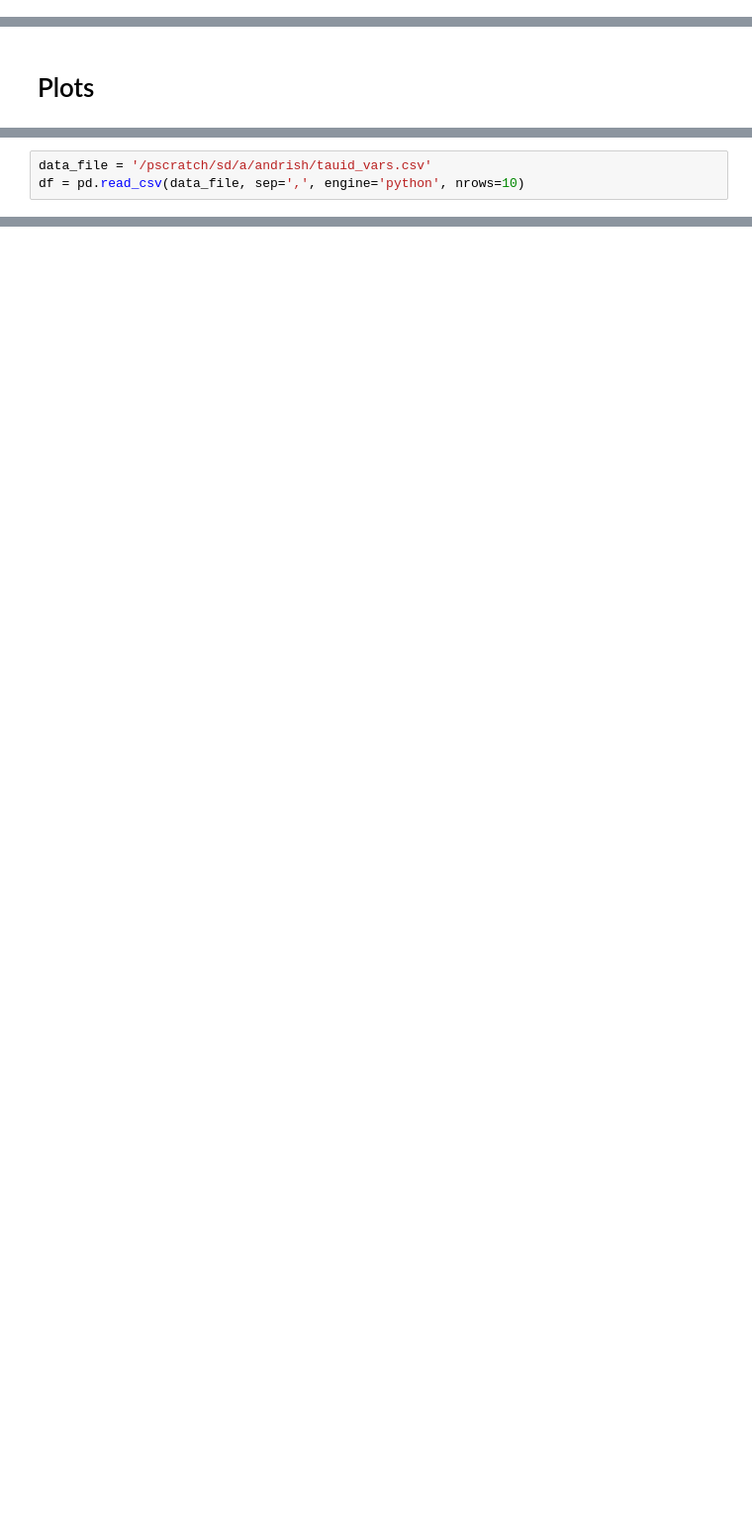
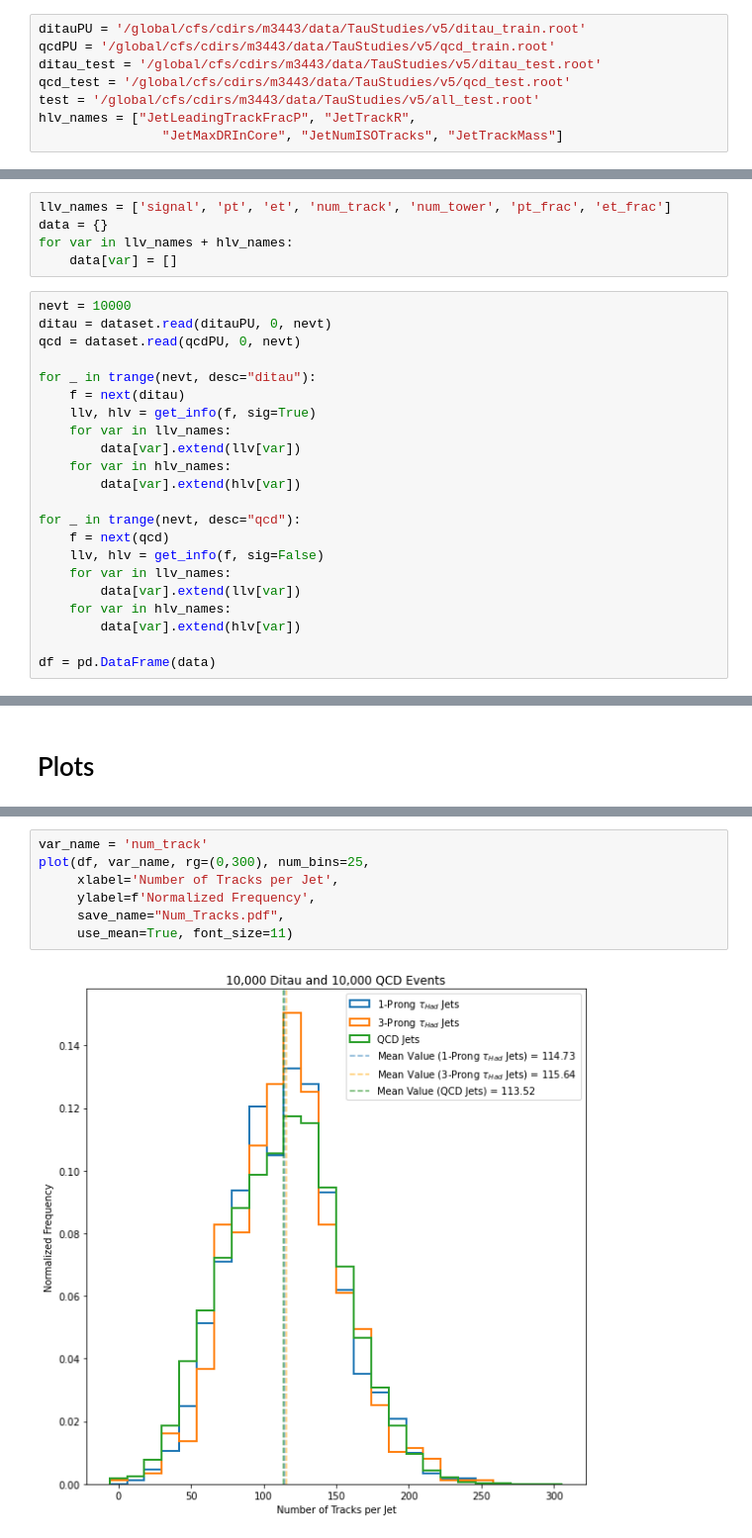
Before and after one commit to xju2/root_gnn, a Jupyter notebook: notebook/Plottings for Dataset.ipynb, the cells around one changed output, grey strips where cells are left out. Shown: that part at 99% size. Cells and saved outputs as stored; diff of their text form; blank space fills up the shorter version.

Commit message:
updated plottings

```diff
--- a/notebook/Plottings for Dataset.ipynb
+++ b/notebook/Plottings for Dataset.ipynb
@@ -251,0 +16,8 @@ def get_num_track_tower(event):
+# %%
+ditauPU = '/global/cfs/cdirs/m3443/data/TauStudies/v5/ditau_train.root'
+qcdPU = '/global/cfs/cdirs/m3443/data/TauStudies/v5/qcd_train.root'
+ditau_test = '/global/cfs/cdirs/m3443/data/TauStudies/v5/ditau_test.root'
+qcd_test = '/global/cfs/cdirs/m3443/data/TauStudies/v5/qcd_test.root'
+test = '/global/cfs/cdirs/m3443/data/TauStudies/v5/all_test.root'
+hlv_names = ["JetLeadingTrackFracP", "JetTrackR",
+                "JetMaxDRInCore", "JetNumISOTracks", "JetTrackMass"]
@@ -251,0 +167,27 @@ def get_num_track_tower(event):
+# %%
+llv_names = ['signal', 'pt', 'et', 'num_track', 'num_tower', 'pt_frac', 'et_frac']
+data = {}
+for var in llv_names + hlv_names:
+    data[var] = []
+# %%
+nevt = 10000
+ditau = dataset.read(ditauPU, 0, nevt)
+qcd = dataset.read(qcdPU, 0, nevt)
+
+for _ in trange(nevt, desc="ditau"):
+    f = next(ditau)
+    llv, hlv = get_info(f, sig=True)
+    for var in llv_names:
+        data[var].extend(llv[var])
+    for var in hlv_names:
+        data[var].extend(hlv[var])
+
+for _ in trange(nevt, desc="qcd"):
+    f = next(qcd)
+    llv, hlv = get_info(f, sig=False)
+    for var in llv_names:
+        data[var].extend(llv[var])
+    for var in hlv_names:
+        data[var].extend(hlv[var])
+
+df = pd.DataFrame(data)
@@ -454,3 +197,0 @@ import pandas as pd
-# %%
-data_file = '/pscratch/sd/a/andrish/tauid_vars.csv'
-df = pd.read_csv(data_file, sep=',', engine='python', nrows=10)
@@ -580,0 +218,9 @@ plt.savefig('d0_z0.pdf')
+# %%
+var_name = 'num_track'
+plot(df, var_name, rg=(0,300), num_bins=25,
+     xlabel='Number of Tracks per Jet',
+     ylabel=f'Normalized Frequency',
+     save_name="Num_Tracks.pdf",
+     use_mean=True, font_size=11)
+# %% [output]
+[figure, added]
```
Also changed, not shown: parts of 34 cells of this notebook, 8 other files.
